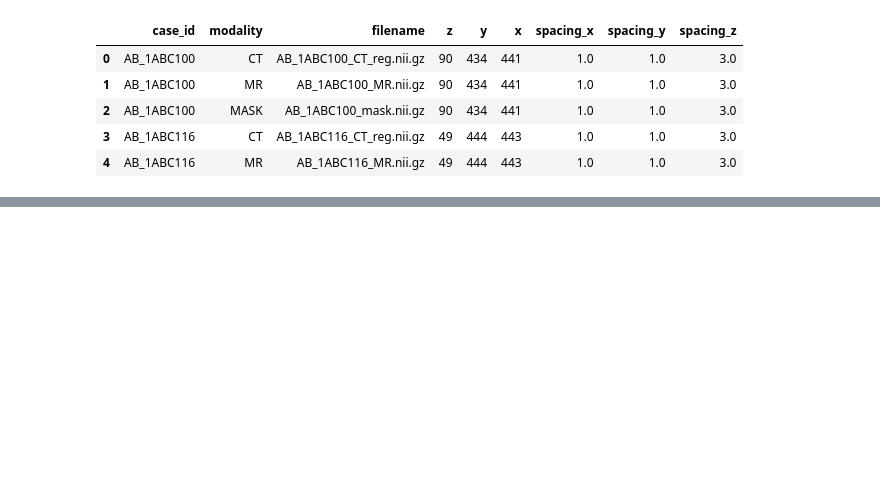
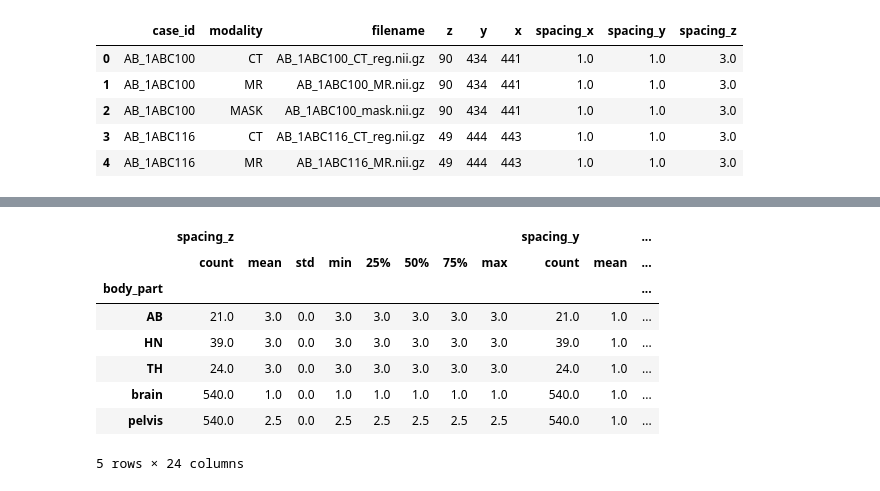
Before and after one commit to NicSchuler/fullbody-sCT, a Jupyter notebook: preprocessing/preprocessing_synthrad/15checkDimensionsOfData.ipynb, the cells around one changed output, grey strips where cells are left out. Saved outputs shown, nothing was run; the diff lists cells and outputs as text; code cells hidden in the pictures; blank space fills up the shorter version.

```diff
--- a/preprocessing/preprocessing_synthrad/15checkDimensionsOfData.ipynb
+++ b/preprocessing/preprocessing_synthrad/15checkDimensionsOfData.ipynb
@@ -84,0 +113,12 @@ df.head()
+# %%
+df.groupby("body_part")[["spacing_z", "spacing_y", "spacing_x"]].describe()
+# %% [output]
+|  | spacing_z |  |  |  |  |  |  |  | spacing_y |  | ... |
+|  | count | mean | std | min | 25% | 50% | 75% | max | count | mean | ... |
+| body_part |  |  |  |  |  |  |  |  |  |  | ... |
+| AB | 21.0 | 3.0 | 0.0 | 3.0 | 3.0 | 3.0 | 3.0 | 3.0 | 21.0 | 1.0 | ... |
+| HN | 39.0 | 3.0 | 0.0 | 3.0 | 3.0 | 3.0 | 3.0 | 3.0 | 39.0 | 1.0 | ... |
+| TH | 24.0 | 3.0 | 0.0 | 3.0 | 3.0 | 3.0 | 3.0 | 3.0 | 24.0 | 1.0 | ... |
+| brain | 540.0 | 1.0 | 0.0 | 1.0 | 1.0 | 1.0 | 1.0 | 1.0 | 540.0 | 1.0 | ... |
+| pelvis | 540.0 | 2.5 | 0.0 | 2.5 | 2.5 | 2.5 | 2.5 | 2.5 | 540.0 | 1.0 | ... |
+5 rows × 24 columns
```
Also changed, not shown: parts of 10 cells of this notebook.
